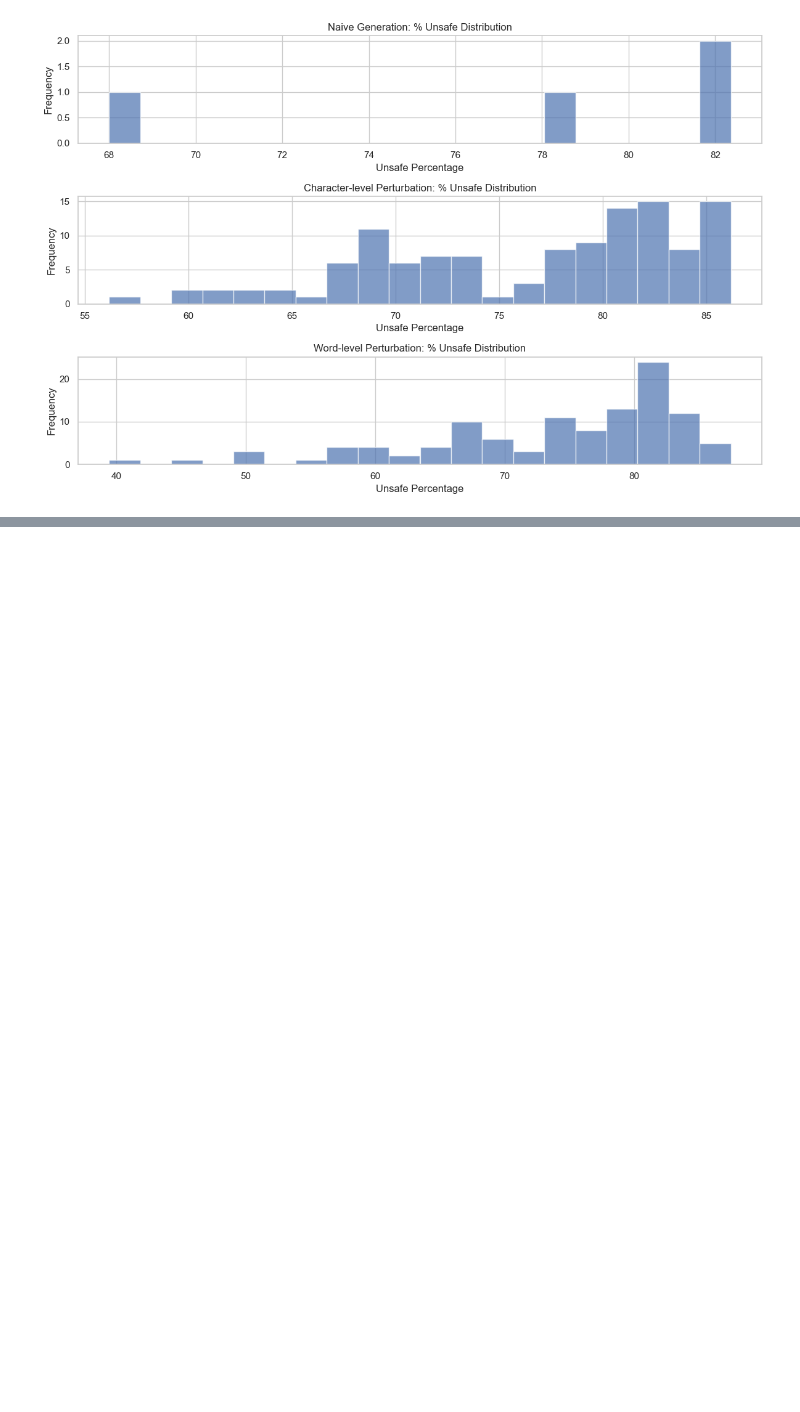
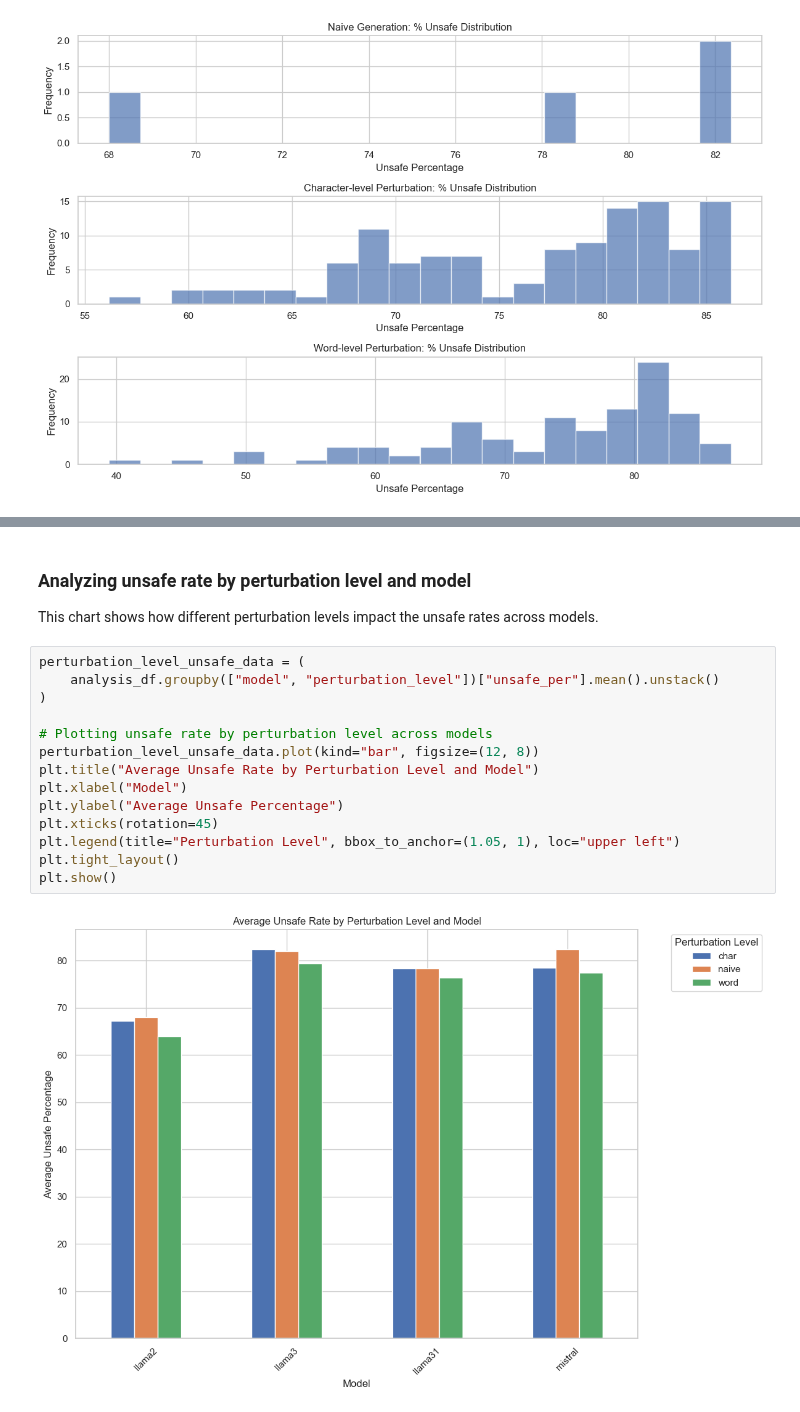
Before and after one commit to Ztrimus/llm-sensitivity, a Jupyter notebook: src/notebooks/llama-guard-response-analysis.ipynb, the cells around one changed output, grey strips where cells are left out. Drawn from its saved outputs; the diff is of its cells as text; blank space fills up the shorter version.

```diff
--- a/src/notebooks/llama-guard-response-analysis.ipynb
+++ b/src/notebooks/llama-guard-response-analysis.ipynb
@@ -375,0 +455,19 @@ plt.show()
+# %% [markdown]
+### Analyzing unsafe rate by perturbation level and model
+This chart shows how different perturbation levels impact the unsafe rates across models.
+# %%
+perturbation_level_unsafe_data = (
+    analysis_df.groupby(["model", "perturbation_level"])["unsafe_per"].mean().unstack()
+)
+
+# Plotting unsafe rate by perturbation level across models
+perturbation_level_unsafe_data.plot(kind="bar", figsize=(12, 8))
+plt.title("Average Unsafe Rate by Perturbation Level and Model")
+plt.xlabel("Model")
+plt.ylabel("Average Unsafe Percentage")
+plt.xticks(rotation=45)
+plt.legend(title="Perturbation Level", bbox_to_anchor=(1.05, 1), loc="upper left")
+plt.tight_layout()
+plt.show()
+# %% [output]
+[figure, added]
```
Also changed, not shown: parts of 30 cells of this notebook, 1 other file.
